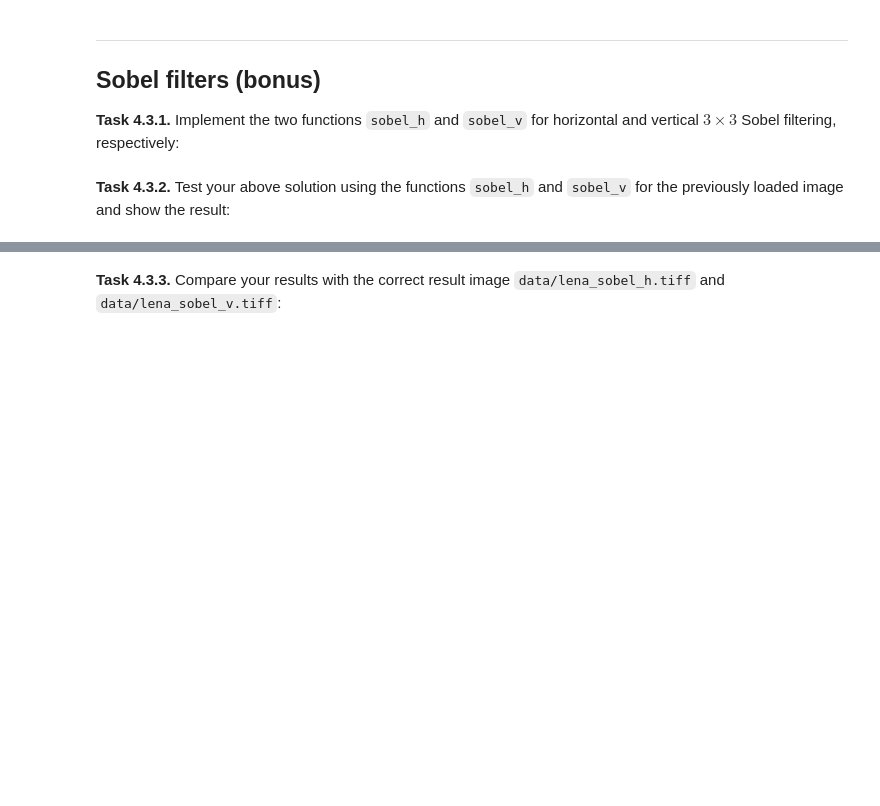
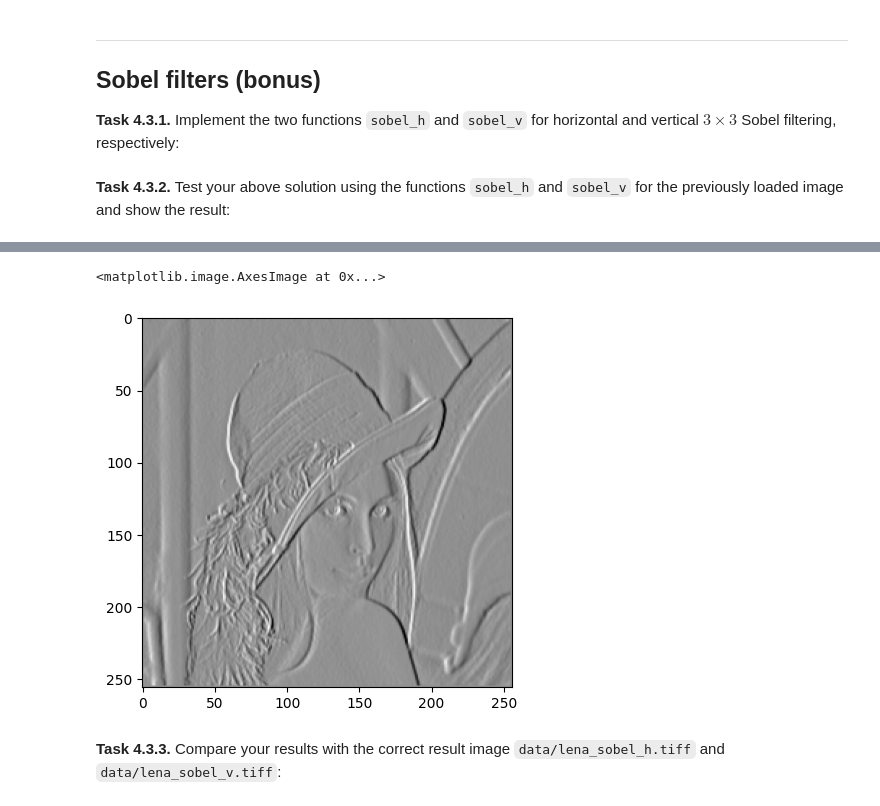
Before and after one commit to yasminast/mobi-fs3-python, a Jupyter notebook: task4.ipynb, the cells around one changed output, grey strips where cells are left out. Cells and saved outputs as stored; diff of their text form; code cells hidden in the pictures; blank space fills up the shorter version.

```diff
--- a/task4.ipynb
+++ b/task4.ipynb
@@ -101,2 +137,8 @@ plt.imshow(img_grad, 'gray')
+# %%
+img_sobel_h = sobel_h(img)
+plt.imshow(img_sobel_h, 'gray')
+# %% [output]
+<matplotlib.image.AxesImage at 0x...>
+[figure, added]
 # %% [markdown]
 **<a id="#">Task 4.3.3.</a>** Compare your results with the correct result image `data/lena_sobel_h.tiff` and `data/lena_sobel_v.tiff`:
```
Also changed, not shown: parts of 6 cells of this notebook.
